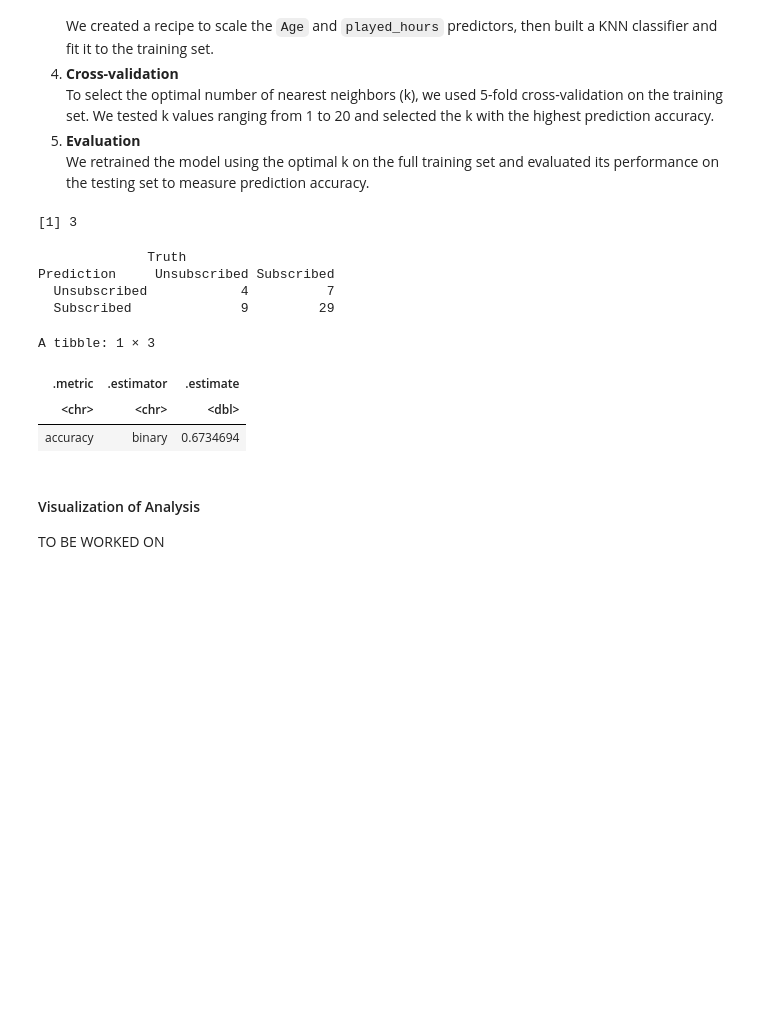
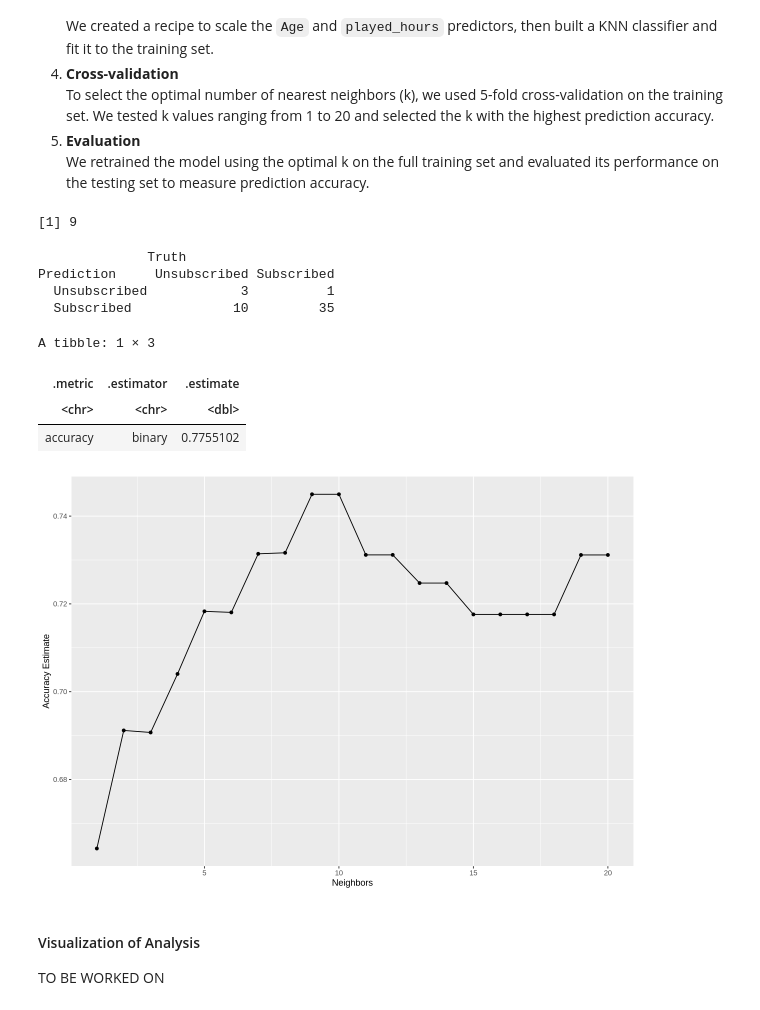
Before and after one commit to katelynteng/group_2_final_project, a Jupyter notebook: group_2_final_project.ipynb, the cells around one changed output. Cells and saved outputs as stored; diff of their text form; code cells hidden in the pictures; blank space fills up the shorter version.

Commit message:
Added accuracy vs neighbors graph
Allows visualization of the best K value.

```diff
--- a/group_2_final_project.ipynb
+++ b/group_2_final_project.ipynb
@@ -279,40 +279,46 @@ best_k <- accuracies |>
     pull(neighbors)
 best_k
 
+accuracy_versus_k <- ggplot(accuracies, aes(x = neighbors, y = mean))+
+      geom_point() +
+      geom_line() +
+      labs(x = "Neighbors", y = "Accuracy Estimate")
+accuracy_versus_k
 #Step 5: Evaluation:
 
 #New model with the best K.
 players_spec <- nearest_neighbor(weight_func = "rectangular", neighbors = best_k) |>
 set_engine("kknn") |>
 set_mode("classification")
 
 players_fit <- workflow() |>
 add_recipe(training_recipe) |>
 add_model(players_spec) |>
 fit(data = players_train)
 
 player_predictions <- predict(players_fit, new_data = players_test) |>
     bind_cols(players_test)
 
 #Creating a confusion matric to show the predictions of the test dataset.
 conf_mat <- conf_mat(player_predictions, truth = subscribe, estimate = .pred_class)
 conf_mat
 
 #Using new model to predice accuracy of the test dataset.
 player_metrics <- player_predictions |>
 metrics(truth = subscribe, estimate = .pred_class) |>
 filter(.metric == "accuracy")
 player_metrics
 # %% [output]
-[1] 3
+[1] 9
               Truth
 Prediction     Unsubscribed Subscribed
-  Unsubscribed            4          7
-  Subscribed              9         29
+  Unsubscribed            3          1
+  Subscribed             10         35
 A tibble: 1 × 3
 | .metric | .estimator | .estimate |
 | <chr> | <chr> | <dbl> |
-| accuracy | binary | 0.6734694 |
+| accuracy | binary | 0.7755102 |
+[figure, added]
 # %% [markdown]
 #### Visualization of Analysis
 
```
